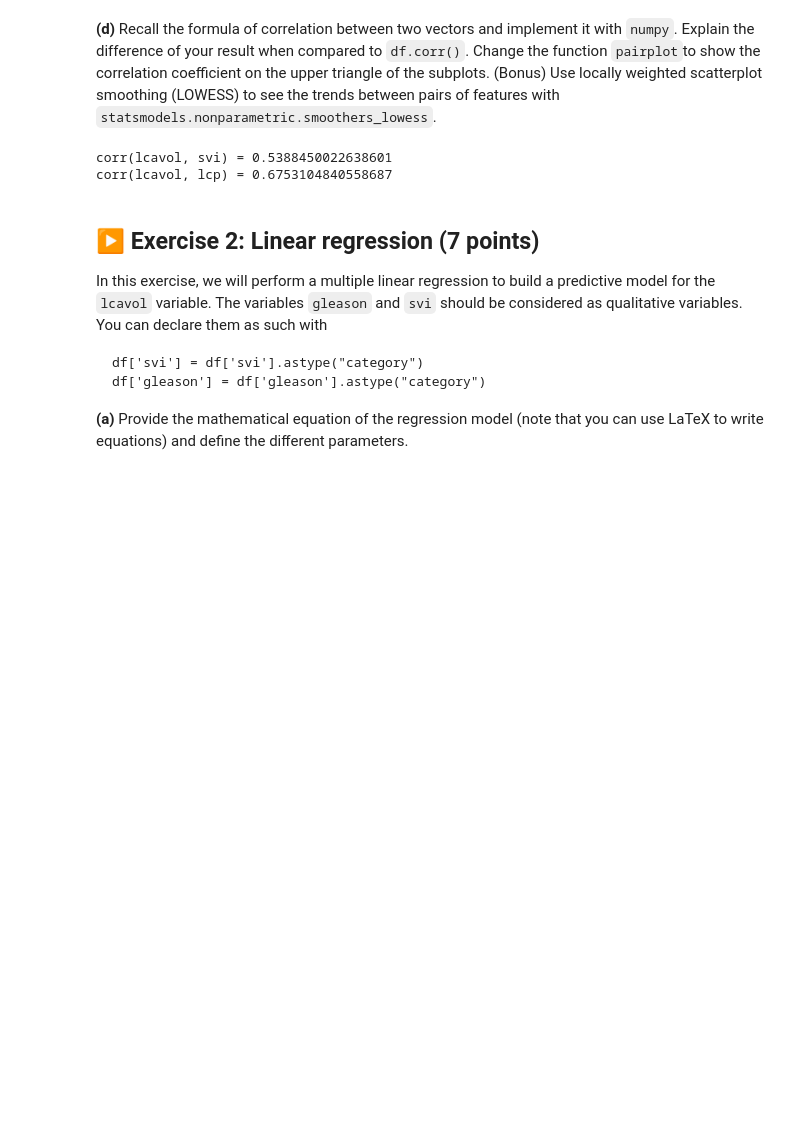
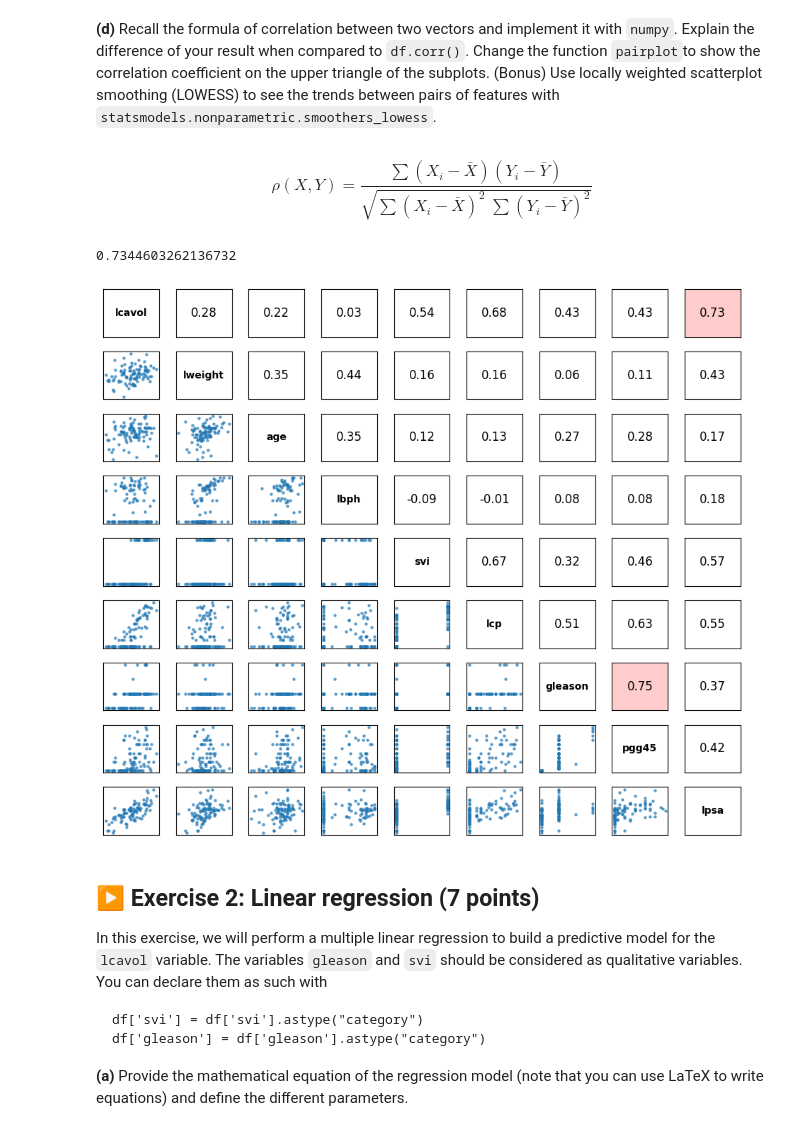
Before and after one commit to elgouijf/ISLA_TPs, a Jupyter notebook: TP1/TP1.ipynb, the cells around one changed output. Drawn from its saved outputs; the diff is of its cells as text; code cells hidden in the pictures; blank space fills up the shorter version.

```diff
--- a/TP1/TP1.ipynb
+++ b/TP1/TP1.ipynb
@@ -132,26 +132,54 @@ The categorical variables, on the other hand, are more difficult to interpret di
 - gleason has 4 categories (6, 7, 8, 9), which are encoded using three dummy variables (taking Gleason = 6 as the reference). Each coefficient indicates the average effect of being in that Gleason category compared to the reference.
 # %% [markdown]
 **(d)** Recall the formula of correlation between two vectors and implement it with `numpy`. Explain the difference of your result when compared to `df.corr()`. Change the function `pairplot`to show the correlation coefficient on the upper triangle of the subplots. (Bonus) Use locally weighted scatterplot smoothing (LOWESS) to see the trends between pairs of features with `statsmodels.nonparametric.smoothers_lowess`.
+# %% [markdown]
+$$
+\rho(X,Y) =
+\frac{\sum (X_i-\bar{X})(Y_i-\bar{Y})}
+{\sqrt{\sum (X_i-\bar{X})^2 \; \sum (Y_i-\bar{Y})^2}}
+$$
 # %%
 import numpy as np
+def manual_corr(x,y):
+    mu_x = x - np.mean(x)
+    mu_y = y - np.mean(x)
+    num = np.mean(mu_x * mu_y)
+    ecart_type_x = np.std(x)
+    ecart_type_y = np.std(y)
+    corr = num / (ecart_type_x * ecart_type_y)
+    return corr
+corr_val = manual_corr(df['lcavol'], df['lpsa'])
+print(corr_val)
 
-def corr_numpy(x, y):
-    x = np.asarray(x)
-    y = np.asarray(y)
-    x_centered = x - x.mean()
-    y_centered = y - y.mean()
-    return (x_centered @ y_centered) / (
-        np.sqrt((x_centered @ x_centered) * (y_centered @ y_centered))
-    )
+def pairplot_final(df, figsize=(10, 10)):
+    n_vars = df.shape[1]
+    fig, ax = plt.subplots(figsize=figsize, ncols=n_vars, nrows=n_vars)
+    plt.subplots_adjust(wspace=0.3, hspace=0.3, left=0.05, right=0.95)
 
-r_lcavol_svi = corr_numpy(df["lcavol"], df["svi"])
-r_lcavol_lcp = corr_numpy(df["lcavol"], df["lcp"])
+    for i in range(n_vars):
+        for j in range(n_vars):
+            axij = ax[i][j]
+            i_name, j_name = df.columns[i], df.columns[j]
+            axij.set_xticks([]); axij.set_yticks([])
 
-print("corr(lcavol, svi) =", r_lcavol_svi)
-print("corr(lcavol, lcp) =", r_lcavol_lcp)
+            if i == j:
+                axij.text(0.5, 0.5, i_name, ha='center', va='center', fontweight='bold')
+
+            elif i < j:
+                c = df[i_name].corr(df[j_name])
+                axij.text(0.5, 0.5, f"{c:.2f}", ha='center', va='center', fontsize=12)
+                if abs(c) > 0.7:
+                    axij.set_facecolor('#ffcccc')
+
+            else:
+                axij.scatter(df[j_name], df[i_name], s=5, alpha=0.6)
+
+    return fig, ax
+pairplot_final(df)
+plt.show()
 # %% [output]
-corr(lcavol, svi) = 0.5388450022638601
-corr(lcavol, lcp) = 0.6753104840558687
+0.7344603262136732
+[figure, added]
 # %% [markdown]
 ## ▶️ Exercise 2: Linear regression (7 points)
 
```
Also changed, not shown: parts of 3 cells of this notebook.
